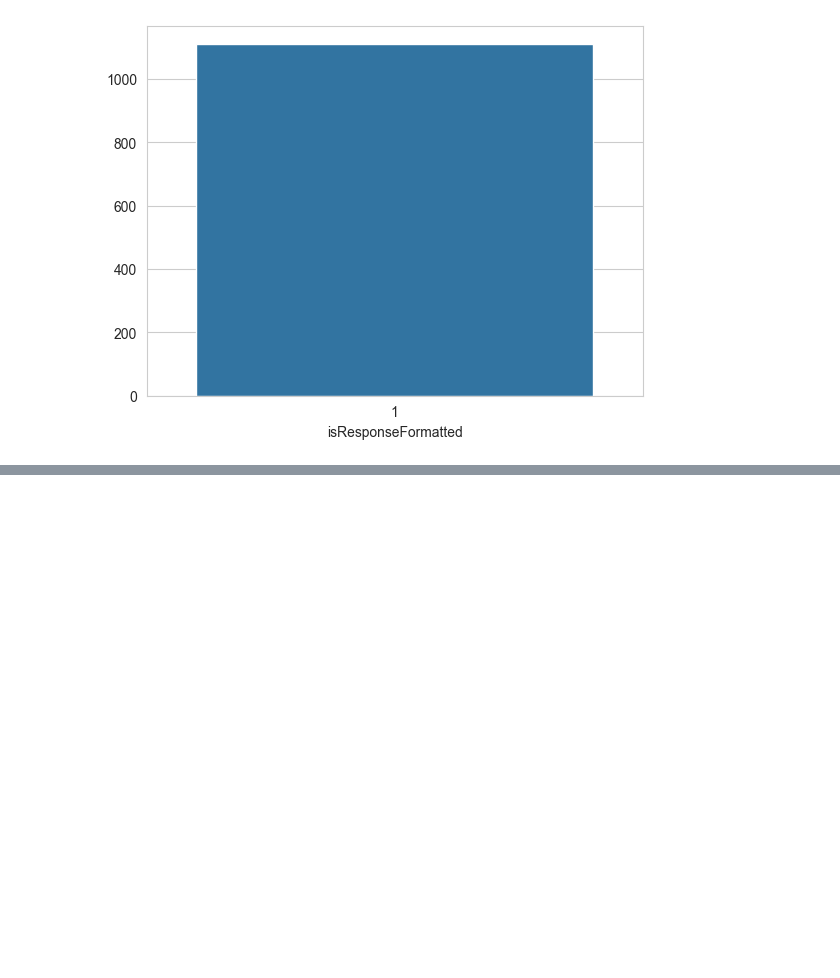
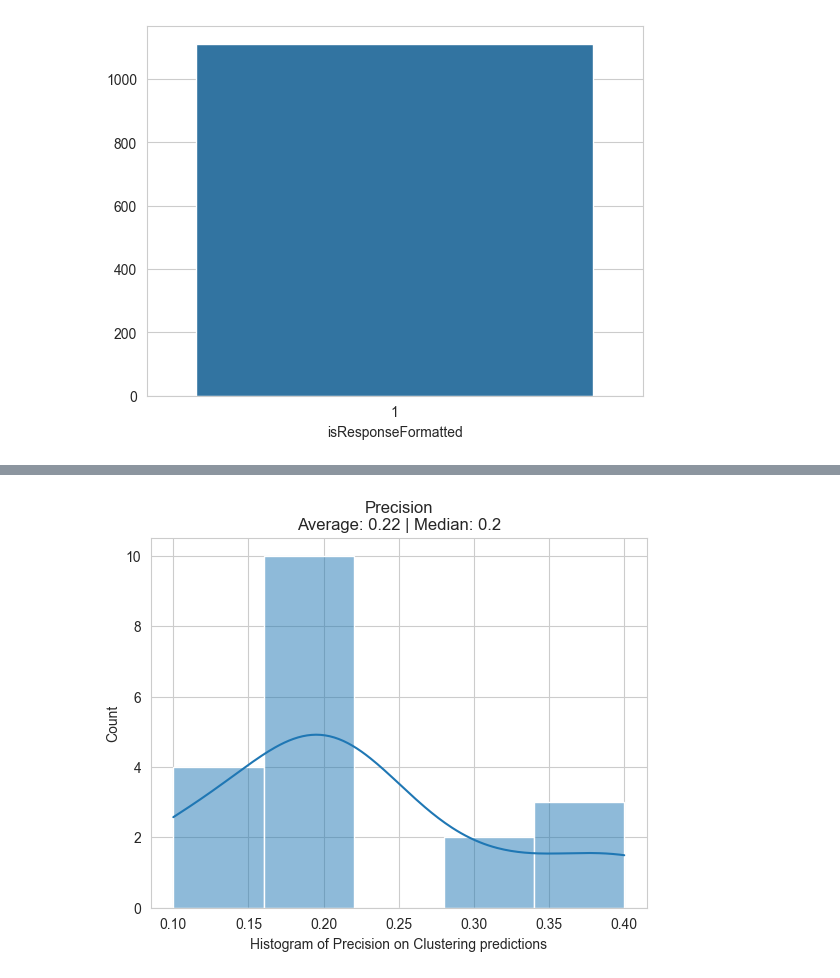
Before and after one commit to MicahHarlan/InfoRetrievalTermProject, a Jupyter notebook: metrics/results_engineering.ipynb, the cells around one changed output, grey strips where cells are left out. Cells and saved outputs as stored; diff of their text form; code cells hidden in the pictures; blank space fills up the shorter version.

```diff
--- a/metrics/results_engineering.ipynb
+++ b/metrics/results_engineering.ipynb
@@ -55,0 +96,13 @@ sns.barplot(x=df_formatting.isResponseFormatted.value_counts().index, y=df_forma
+# %%
+df_clustering_1 = pd.read_csv('tfidf_similarity.csv')
+# %%
+df_clustering_1 = df_clustering_1[df_clustering_1['Precision'] != 0]
+# %%
+sns.histplot(df_clustering_1['Precision'], bins=5, kde=True)
+plt.xlabel('Histogram of Precision on Clustering predictions')
+plt.ylabel('Count')
+plt.title('Precision' + "\n" + "Average: " + str(round(df_clustering_1['Precision'].mean(), 2)) + " | " + "Median: " + str(round(df_clustering_1['Precision'].median(), 2)))
+plt.savefig('tfidf-precision.png')
+plt.show()
+# %% [output]
+[figure, added]
```
Also changed, not shown: parts of 16 cells of this notebook, 13 other files.
